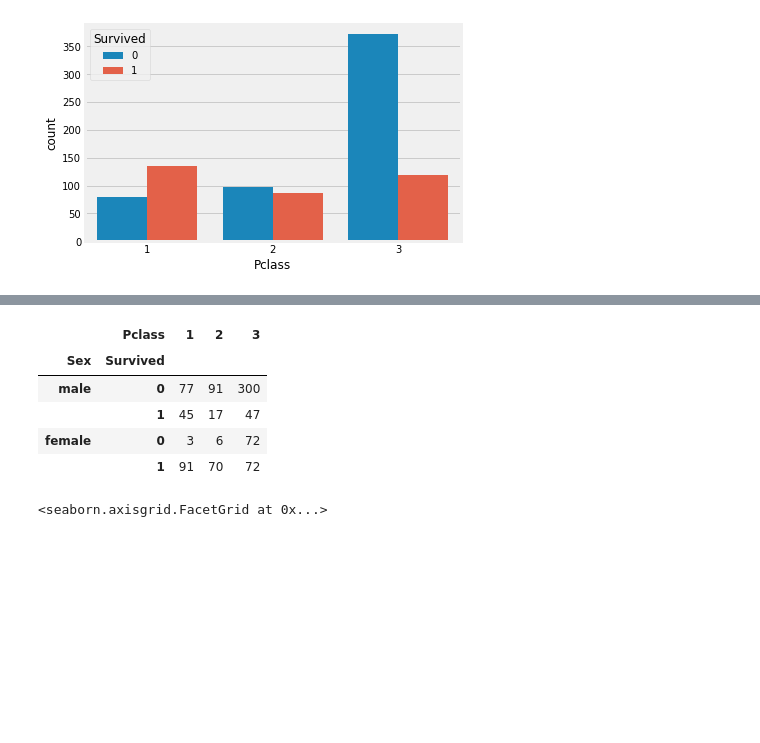
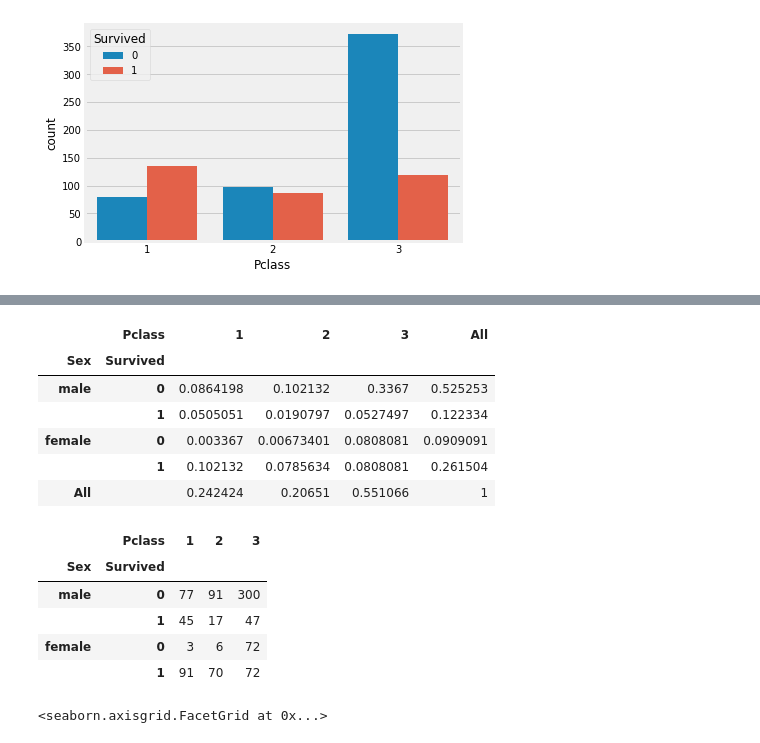
Before and after one commit to chadbartel/Data-Science-Projects, a Jupyter notebook: Titanic/Code/Model/Experiments/Experiment09/eda_titanic_09.ipynb, the cells around one changed output, grey strips where cells are left out. Saved outputs shown, nothing was run; the diff lists cells and outputs as text; code cells hidden in the pictures; blank space fills up the shorter version.

```diff
--- a/Titanic/Code/Model/Experiments/Experiment09/eda_titanic_09.ipynb
+++ b/Titanic/Code/Model/Experiments/Experiment09/eda_titanic_09.ipynb
@@ -164,17 +202,32 @@ pd.crosstab(
 # %%
+pd.crosstab(
+    [titanic.data['Sex'], titanic.data['Survived']],
+    titanic.data['Pclass'],
+    normalize=True,
+    margins=True
+).style.background_gradient(
+    cmap='Pastel1'
+)
 pd.crosstab(
     [titanic.data['Sex'], titanic.data['Survived']],
     titanic.data['Pclass']
 ).style.background_gradient(
     cmap='Pastel1'
 )
 # %% [output]
-|  | Pclass | 1 | 2 | 3 |
-| Sex | Survived |  |  |  |
-| male | 0 | 77 | 91 | 300 |
-|  | 1 | 45 | 17 | 47 |
-| female | 0 | 3 | 6 | 72 |
-|  | 1 | 91 | 70 | 72 |
+|  | Pclass | 1 | 2 | 3 | All |
+| Sex | Survived |  |  |  |  |
+| male | 0 | 0.0864198 | 0.102132 | 0.3367 | 0.525253 |
+|  | 1 | 0.0505051 | 0.0190797 | 0.0527497 | 0.122334 |
+| female | 0 | 0.003367 | 0.00673401 | 0.0808081 | 0.0909091 |
+|  | 1 | 0.102132 | 0.0785634 | 0.0808081 | 0.261504 |
+| All |  | 0.242424 | 0.20651 | 0.551066 | 1 |
+|  | Pclass | 1 | 2 | 3 |
+| Sex | Survived |  |  |  |
+| male | 0 | 77 | 91 | 300 |
+|  | 1 | 45 | 17 | 47 |
+| female | 0 | 3 | 6 | 72 |
+|  | 1 | 91 | 70 | 72 |
 # %%
 sns.factorplot('Pclass', 'Survived', hue='Sex', data=titanic.data)
 # %% [output]
```
Also changed, not shown: parts of 16 cells of this notebook.
